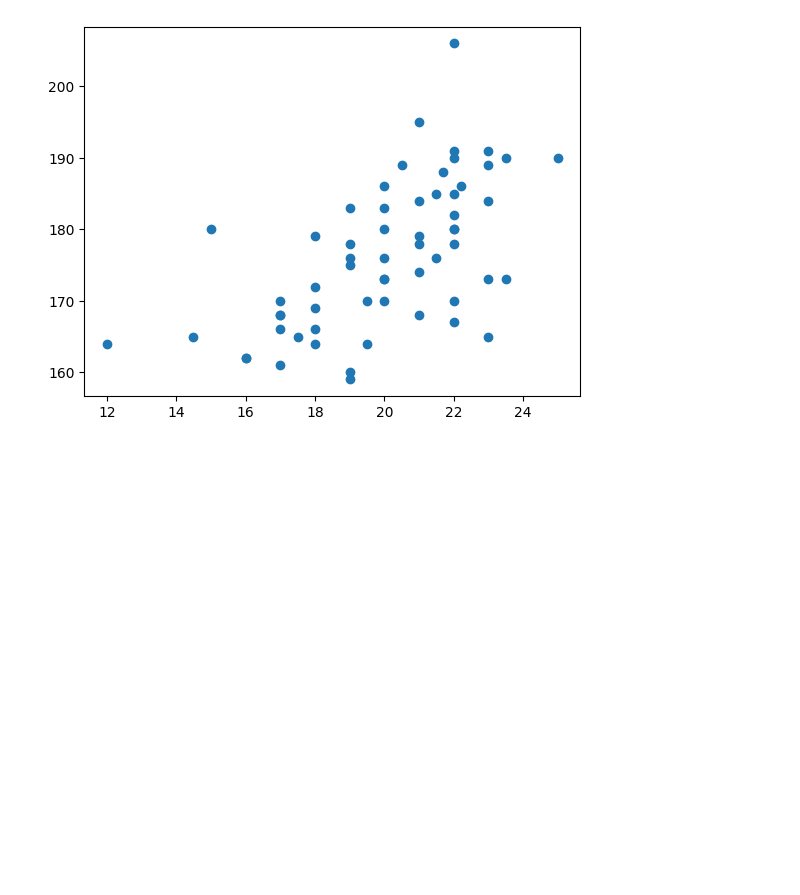
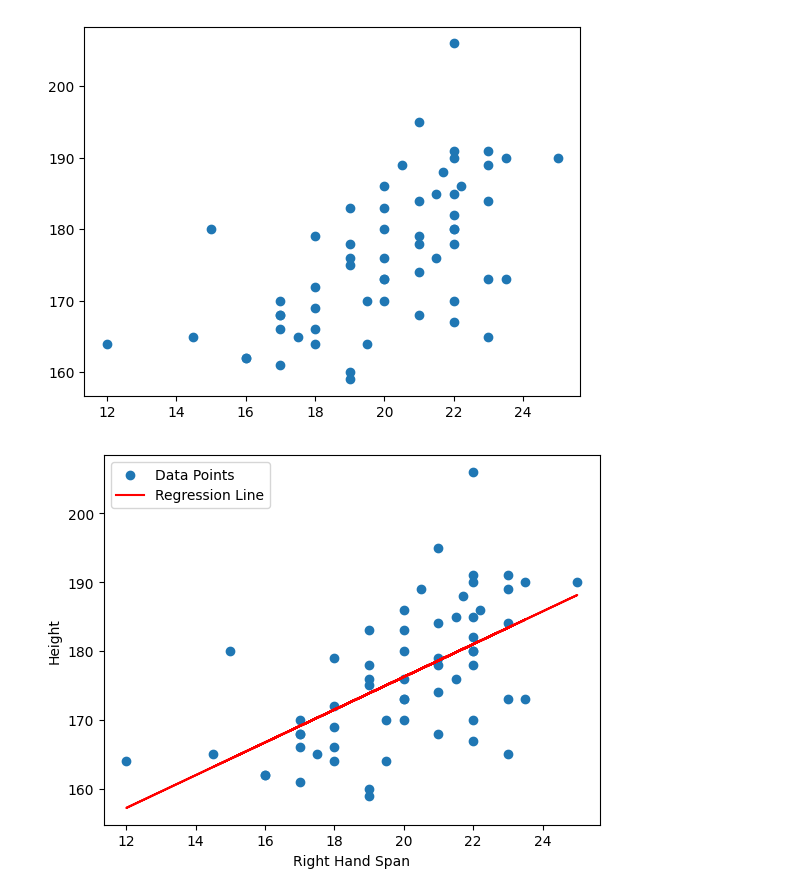
Before and after one commit to blakocha/DARPY2025, a Jupyter notebook: Notes_20251009.ipynb, the cells around one changed output. Drawn from its saved outputs; the diff is of its cells as text; code cells hidden in the pictures; blank space fills up the shorter version.

Commit message:
Regression line 1

```diff
--- a/Notes_20251009.ipynb
+++ b/Notes_20251009.ipynb
@@ -74,3 +74,23 @@ plt.scatter(x=d['right_hand_span'], y=d['height'])
 plt.show()
 # %% [output]
 [figure]
+# %%
+x = d['right_hand_span']  # explanatory variable, predictor, input
+y = d['height']   # response, output, target
+
+slope, intercept = np.polyfit(x, y, 1)
+#print(slope)
+#print(intercept)
+#print(slope*19 + intercept)
+regression_line = slope * x + intercept
+#print(regression_line)
+
+# Plot scatter and regression line
+plt.scatter(x, y, label='Data Points')
+plt.plot(x, regression_line, color='red', label='Regression Line')
+plt.xlabel('Right Hand Span')
+plt.ylabel('Height')
+plt.legend()
+plt.show()
+# %% [output]
+[figure, added]
```
